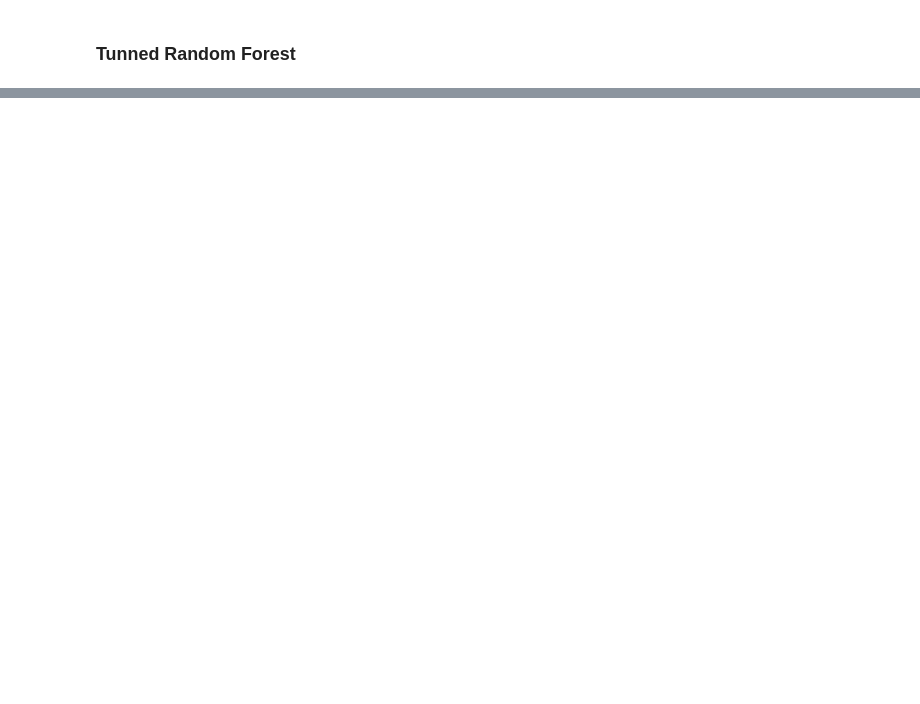
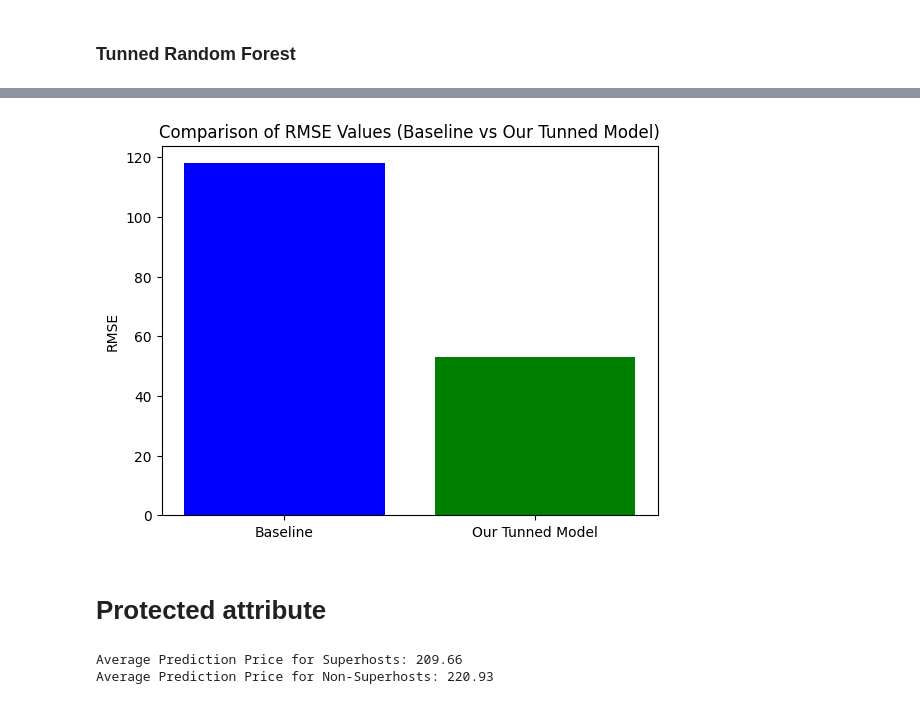
Before and after one commit to Ario98/bi_assignment03, a Jupyter notebook: Modeling.ipynb, the cells around one changed output, grey strips where cells are left out. Drawn from its saved outputs; the diff is of its cells as text; code cells hidden in the pictures; blank space fills up the shorter version.

Commit message:
Added new preprocessing, modified modelling and added protected attribute analysis

```diff
--- a/Modeling.ipynb
+++ b/Modeling.ipynb
@@ -134,0 +135,39 @@ Validation RMSE: 72.228684
+# %%
+# Visualisation
+# Baseline RMSE value from another model
+baseline_rmse = 118
+
+# RMSE value for the tuned Random Forest model on the test set
+test_rmse = rmse_test
+
+# Plotting the RMSE values
+labels = ['Baseline', 'Our Tunned Model']
+rmse_values = [baseline_rmse, test_rmse]
+
+plt.bar(labels, rmse_values, color=['blue', 'green'])
+plt.ylabel('RMSE')
+plt.title('Comparison of RMSE Values (Baseline vs Our Tunned Model)')
+# Save the plot as an image file
+#plt.savefig('rmse_comparison.png')
+plt.show()
+# %% [output]
+[figure, added]
+# %% [markdown]
+# Protected attribute
+# %%
+df_results = pd.DataFrame({'Actual Price': y_test, 'Predicted Price': y_test_pred})
+
+# Assuming X_test is your feature DataFrame
+# Add the 'Superhost' column to df_results
+df_results['Superhost'] = X_test['Superhost'].values
+
+# Calculate average prediction price for Superhosts and non-Superhosts
+average_price_superhost = df_results[df_results['Superhost'] == True]['Predicted Price'].mean()
+average_price_non_superhost = df_results[df_results['Superhost'] == False]['Predicted Price'].mean()
+
+# Display the results
+print("Average Prediction Price for Superhosts: {:.2f}".format(average_price_superhost))
+print("Average Prediction Price for Non-Superhosts: {:.2f}".format(average_price_non_superhost))
+# %% [output]
+Average Prediction Price for Superhosts: 209.66
+Average Prediction Price for Non-Superhosts: 220.93
```
Also changed, not shown: parts of 5 cells of this notebook, 2 other files.
